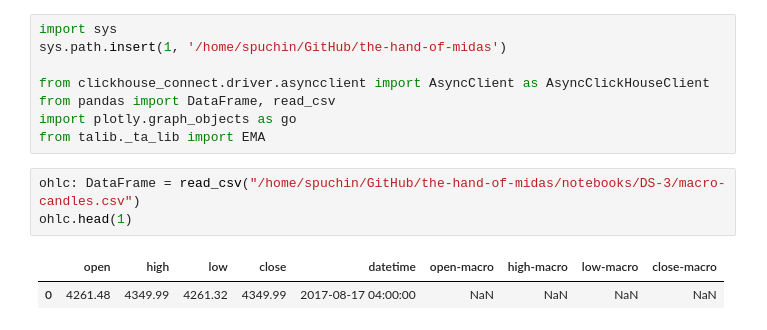
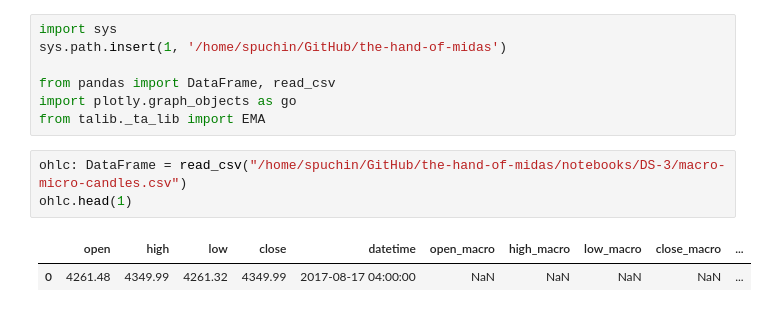
Before and after one commit to e183b796621afbf902067460/hand-of-midas, a Jupyter notebook: notebooks/DS-2/global-trend-lines.ipynb, the cells around one changed output. Drawn from its saved outputs; the diff is of its cells as text.

Commit message:
Added micro-candles (#16)

```diff
--- a/notebooks/DS-2/global-trend-lines.ipynb
+++ b/notebooks/DS-2/global-trend-lines.ipynb
@@ -2,14 +2,13 @@
 import sys
 sys.path.insert(1, '/home/spuchin/GitHub/the-hand-of-midas')
 
-from clickhouse_connect.driver.asyncclient import AsyncClient as AsyncClickHouseClient
 from pandas import DataFrame, read_csv
 import plotly.graph_objects as go
 from talib._ta_lib import EMA
 # %%
-ohlc: DataFrame = read_csv("/home/spuchin/GitHub/the-hand-of-midas/notebooks/DS-3/macro-candles.csv")
+ohlc: DataFrame = read_csv("/home/spuchin/GitHub/the-hand-of-midas/notebooks/DS-3/macro-micro-candles.csv")
 ohlc.head(1)
 # %% [output]
-|  | open | high | low | close | datetime | open-macro | high-macro | low-macro | close-macro |
-| 0 | 4261.48 | 4349.99 | 4261.32 | 4349.99 | 2017-08-17 04:00:00 | NaN | NaN | NaN | NaN |
+|  | open | high | low | close | datetime | open_macro | high_macro | low_macro | close_macro | ... |
+| 0 | 4261.48 | 4349.99 | 4261.32 | 4349.99 | 2017-08-17 04:00:00 | NaN | NaN | NaN | NaN | ... |
 # %%
```
Also changed, not shown: parts of 4 cells of this notebook, 2 other files.
